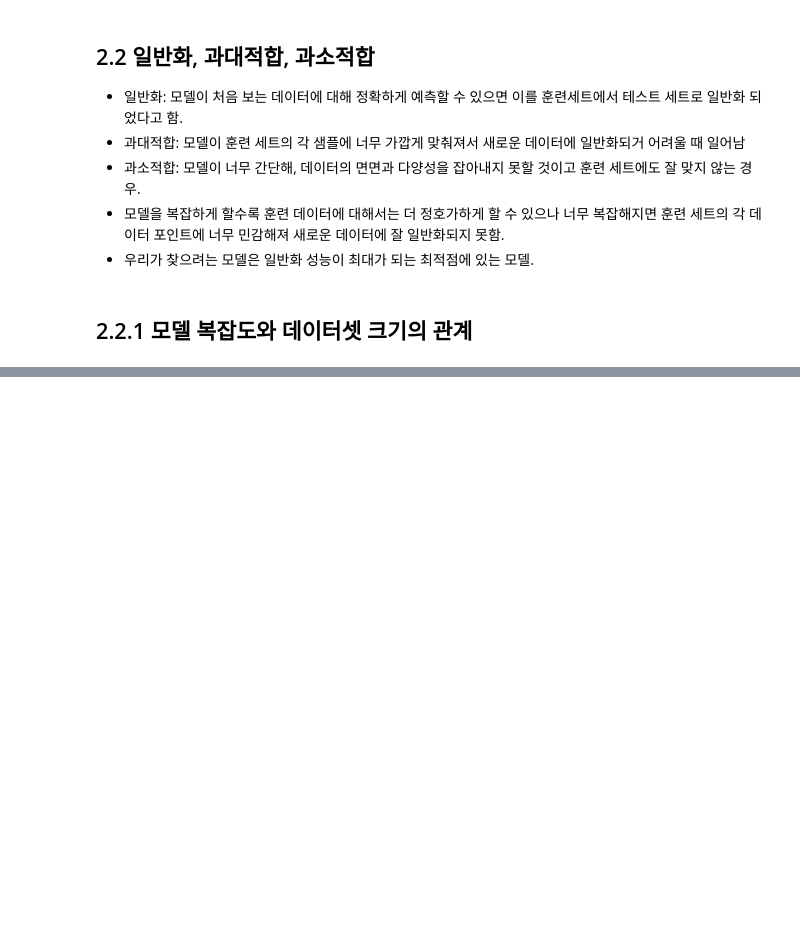
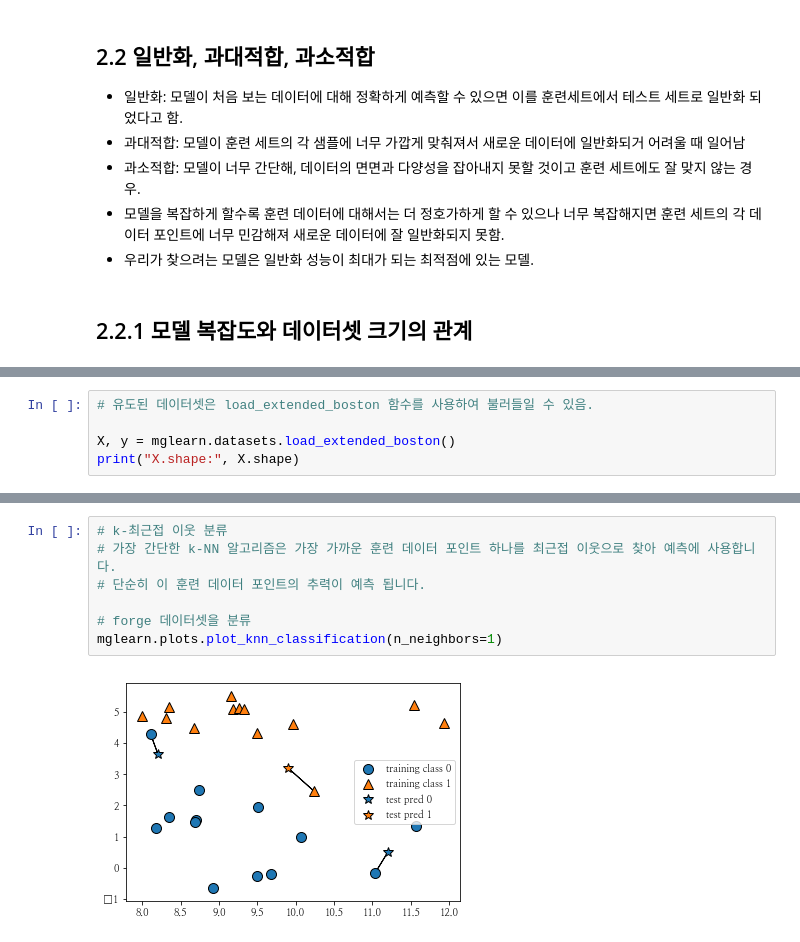
Before and after one commit to jihyunjeongme/data-science, a Jupyter notebook: [2장_지도_학습]_파이썬_라이브러리를_활용한_머신러닝_ipynb.ipynb, the cells around one changed output, grey strips where cells are left out. Cells and saved outputs as stored; diff of their text form; blank space fills up the shorter version.

```diff
--- a/[2장_지도_학습]_파이썬_라이브러리를_활용한_머신러닝_ipynb.ipynb
+++ b/[2장_지도_학습]_파이썬_라이브러리를_활용한_머신러닝_ipynb.ipynb
@@ -27,0 +179,5 @@
+# %%
+# 유도된 데이터셋은 load_extended_boston 함수를 사용하여 불러들일 수 있음.
+
+X, y = mglearn.datasets.load_extended_boston()
+print("X.shape:", X.shape)
@@ -27,0 +193,9 @@
+# %%
+# k-최근접 이웃 분류
+# 가장 간단한 k-NN 알고리즘은 가장 가까운 훈련 데이터 포인트 하나를 최근접 이웃으로 찾아 예측에 사용합니다.
+# 단순히 이 훈련 데이터 포인트의 추력이 예측 됩니다.
+
+# forge 데이터셋을 분류
+mglearn.plots.plot_knn_classification(n_neighbors=1)
+# %% [output]
+[figure, added]
```
Also changed, not shown: parts of 79 cells of this notebook.
